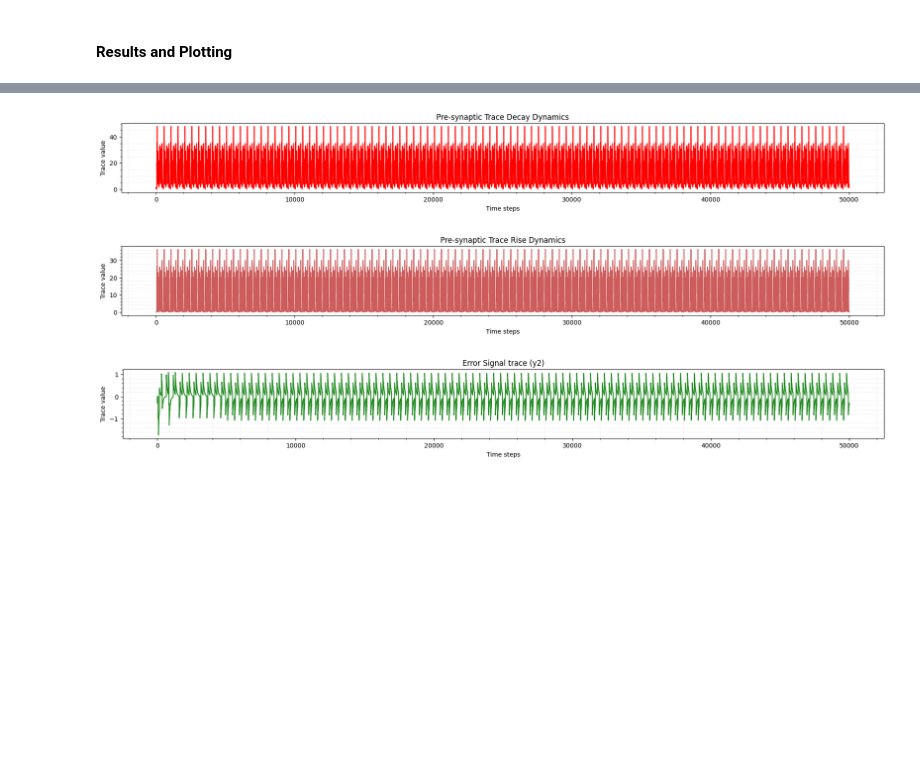
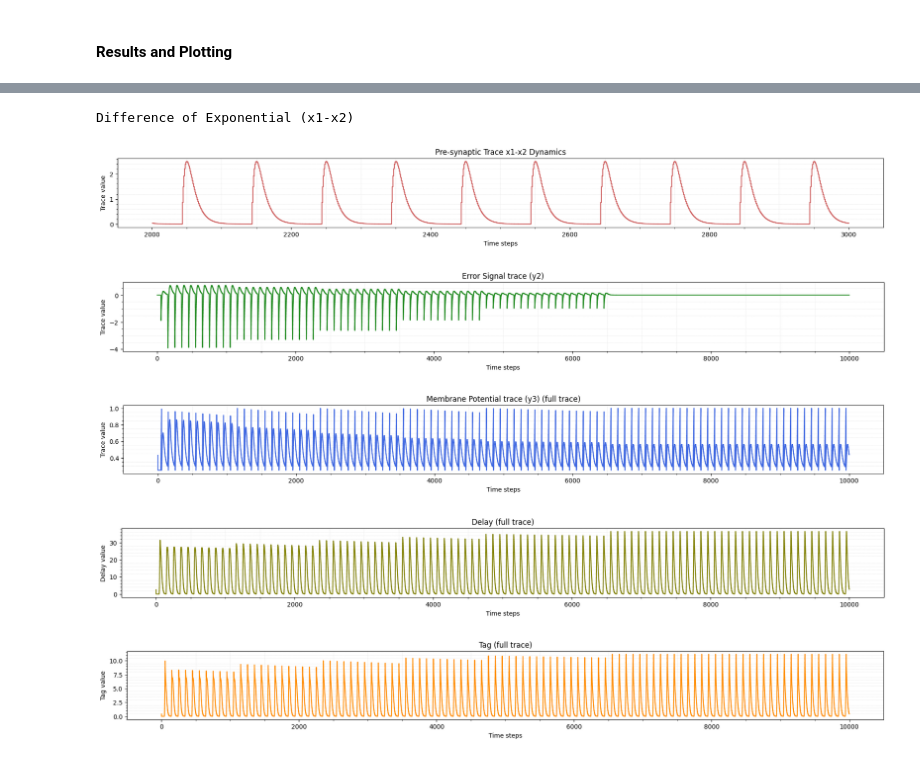
Before and after one commit to lava-nc/lava, a Jupyter notebook: tutorials/in_depth/three_factor_learning/tutorial11_SuperSpike_DoubleExponential.ipynb, the cells around one changed output, grey strips where cells are left out. Drawn from its saved outputs; the diff is of its cells as text; code cells hidden in the pictures; blank space fills up the shorter version.

```diff
--- a/tutorials/in_depth/three_factor_learning/tutorial11_SuperSpike_DoubleExponential.ipynb
+++ b/tutorials/in_depth/three_factor_learning/tutorial11_SuperSpike_DoubleExponential.ipynb
@@ -198,25 +201,44 @@ plot_spikes(spikes=[np.where(np.tile(spikes_raster_post_target[0], num_rounds))[
-# %%
-plot_time_series(time=time,
-                 time_series=pre_trace_decay,
-                 ylabel="Trace value",
-                 title="Pre-synaptic Trace Decay Dynamics",
-                 figsize=(22, 2),
-                 color='red')
-
-plot_time_series(time=time,
-                 time_series=pre_trace_rise,
-                 ylabel="Trace value",
-                 title="Pre-synaptic Trace Rise Dynamics",
-                 figsize=(22, 2),
-                 color='indianred')
-
-plot_time_series(time=time,
-                 time_series=y2_,
-                 ylabel="Trace value",
-                 title="Error Signal trace (y2)",
-                 figsize=(22, 2),
-                 color='forestgreen')
-# %% [output]
-[figure, removed]
-[figure, removed]
-[figure, removed]
+# %%
+print("Difference of Exponential (x1-x2)")
+x1_minus_x2 = pre_trace_decay - pre_trace_rise
+plot_time_series(time=time[starting:ending],
+                 time_series=x1_minus_x2[starting:ending],
+                 ylabel="Trace value",
+                 title="Pre-synaptic Trace x1-x2 Dynamics",
+                 figsize=(22, 2),
+                 color='indianred')
+
+plot_time_series(time=time,
+                 time_series=y2_,
+                 ylabel="Trace value",
+                 title="Error Signal trace (y2)",
+                 figsize=(22, 2),
+                 color='forestgreen')
+
+plot_time_series(time=time,
+                 time_series=y3_,
+                 ylabel="Trace value",
+                 title="Membrane Potential trace (y3) (full trace)",
+                 figsize=(22, 2),
+                 color='royalblue')
+
+plot_time_series(time=time,
+                 time_series=delay,
+                 ylabel="Delay value",
+                 title="Delay (full trace)",
+                 figsize=(22, 2),
+                 color='olive')
+
+plot_time_series(time=time,
+                 time_series=tag,
+                 ylabel="Tag value",
+                 title="Tag (full trace)",
+                 figsize=(22, 2),
+                 color='darkorange')
+# %% [output]
+Difference of Exponential (x1-x2)
+[figure, added]
+[figure, added]
+[figure, added]
+[figure, added]
+[figure, added]
```
Also changed, not shown: parts of 15 cells of this notebook, 1 other file.
